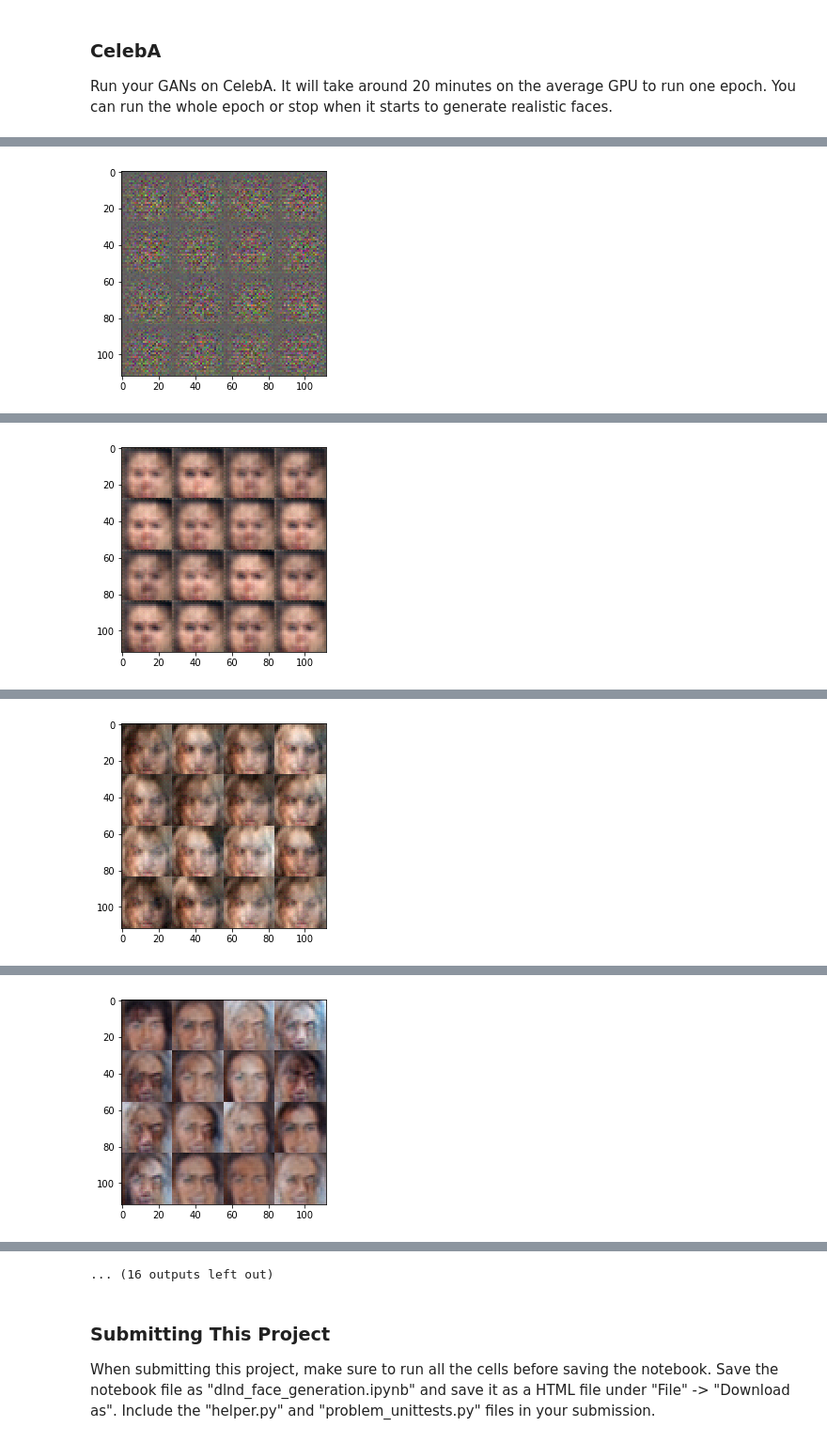
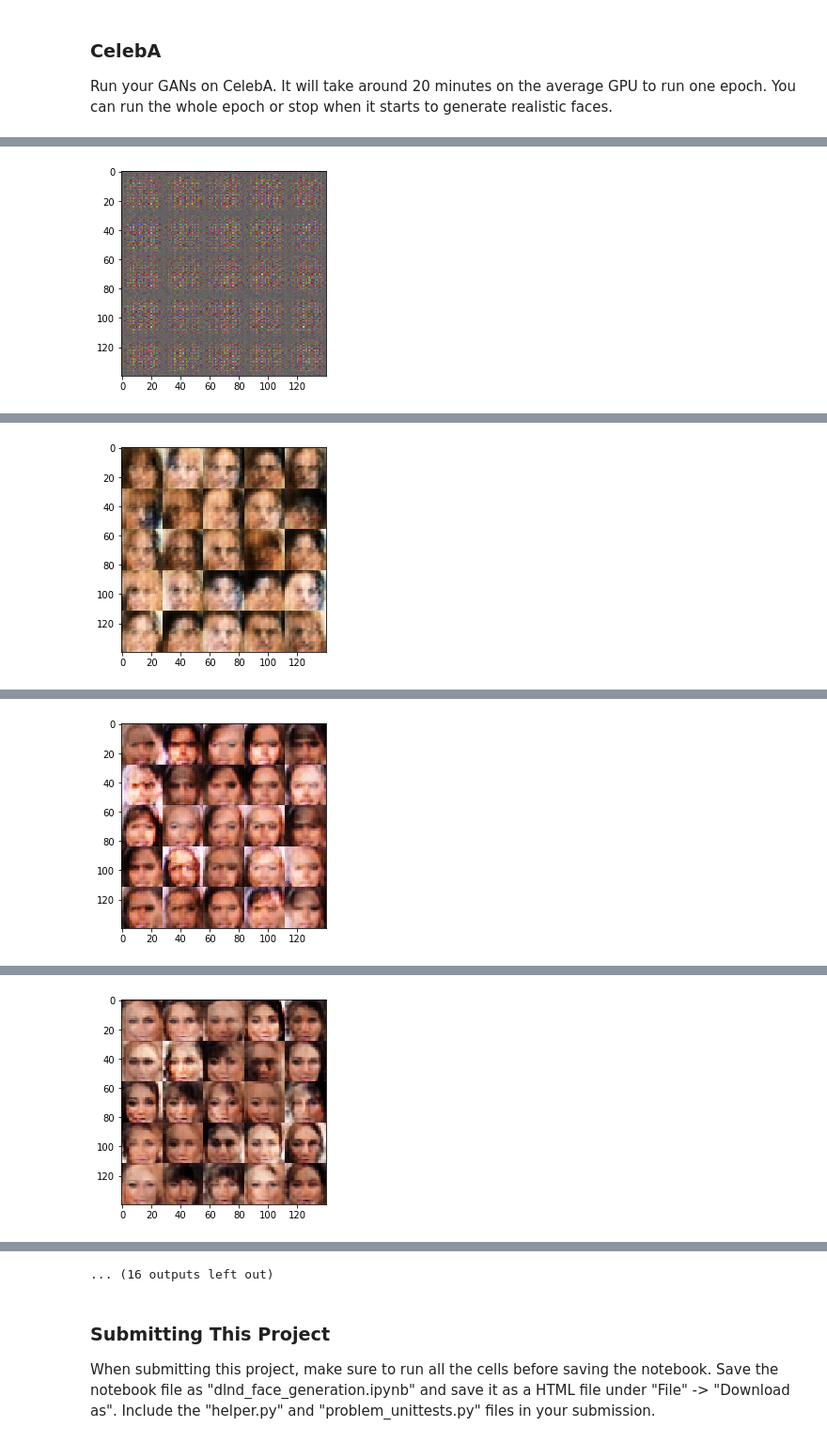
Before and after one commit to arinarmo/deep-learning, a Jupyter notebook: face_generation/dlnd_face_generation.ipynb, the cells around one changed output, grey strips where cells are left out. Shown at 94% size. Cells and saved outputs as stored; diff of their text form; code cells hidden in the pictures.

```diff
--- a/face_generation/dlnd_face_generation.ipynb
+++ b/face_generation/dlnd_face_generation.ipynb
@@ -156,9 +156,9 @@ def discriminator(images, reuse=False, alpha=0.01, training=False, keep_prob=0.7
 
     with tf.variable_scope("discriminator", reuse=reuse):
         # Apply some convolutions
-        conv1 = conv2d_batch_normalized(images, 256, 5, 2, lrelu)
-        conv2 = conv2d_batch_normalized(conv1, 512, 5, 2, lrelu)
-        conv3 = conv2d_batch_normalized(conv2, 1024, 5, 2, lrelu)
+        conv1 = conv2d_batch_normalized(images, 256, 3, 2, lrelu)
+        conv2 = conv2d_batch_normalized(conv1, 512, 3, 2, lrelu)
+        conv3 = conv2d_batch_normalized(conv2, 1024, 3, 2, lrelu)
 
         shape = conv3.get_shape().as_list()
 
@@ -213,9 +213,9 @@ def generator(z, out_channel_dim, is_train=True, alpha=0.01, keep_prob=0.7):
             x = tf.nn.dropout(x, keep_prob=0.7)
 
         # Apply some transpose convolutions
-        conv1 = conv2d_trans_batch_normalized(x, 512, 5, 2, lrelu) # 6x6x512
+        conv1 = conv2d_trans_batch_normalized(x, 512, 3, 2, lrelu) # 6x6x512
         conv2 = conv2d_trans_batch_normalized(conv1, 256, 4, 2, lrelu, 'valid') # 14x14x256
-        logits = tf.layers.conv2d_transpose(conv2, out_channel_dim, 5, 2, padding='same', # 28x28x(out_channel_dim)
+        logits = tf.layers.conv2d_transpose(conv2, out_channel_dim, 3, 2, padding='same', # 28x28x(out_channel_dim)
                                             kernel_initializer=tf.truncated_normal_initializer(stddev=0.02))
         out = tf.tanh(logits)
 
@@ -337,7 +337,7 @@ Implement `train` to build and train the GANs.  Use the following functions you
 Use the `show_generator_output` to show `generator` output while you train. Running `show_generator_output` for every batch will drastically increase training time and increase the size of the notebook.  It's recommended to print the `generator` output every 100 batches.
 # %%
 def train(epoch_count, batch_size, z_dim, learning_rate, beta1, get_batches, data_shape, data_image_mode,
-         alpha = 0.01, print_every=50, show_every=500):
+         alpha = 0.01, print_every=50, show_every=500, gen_samples=25):
     """
     Train the GAN
     :param epoch_count: Number of epochs
@@ -359,8 +359,10 @@ def train(epoch_count, batch_size, z_dim, learning_rate, beta1, get_batches, dat
         for epoch_i in range(epoch_count):
             batch_n = 0
             for batch_images in get_batches(batch_size):
+                # Normalize images to be in the [-1, 1] range
+                batch_images *= 2
+
                 z_batch = np.random.uniform(-1, 1, size=(batch_size, z_dim))
-
                 sess.run(disc_opt, feed_dict={input_real: batch_images, z_input: z_batch, lr: learning_rate})
 
                 # Seen in slack: run generator twice to avoid the discriminator overpowering it
@@ -373,10 +375,12 @@ def train(epoch_count, batch_size, z_dim, learning_rate, beta1, get_batches, dat
                     print("Epoch: {}, Batch: {}, Disc. Loss: {:4f}, Gen. Loss: {:4f}".format(epoch_i+1, batch_n, dloss, gloss))
 
                 if batch_n % show_every == 0:
-                    show_generator_output(sess, 16, z_input, channels, data_image_mode, alpha=alpha)
+                    show_generator_output(sess, gen_samples, z_input, channels, data_image_mode, alpha=alpha)
 
                 batch_n += 1
-            show_generator_output(sess, 16, z_input, channels, data_image_mode)
+            show_generator_output(sess, gen_samples, z_input, channels, data_image_mode)
+
+    return sess
 # %% [markdown]
 ### MNIST
 Test your GANs architecture on MNIST.  After 2 epochs, the GANs should be able to generate images that look like handwritten digits.  Make sure the loss of the generator is lower than the loss of the discriminator or close to 0.
@@ -449,9 +453,9 @@ Epoch: 2, Batch: 0, Disc. Loss: 0.465568, Gen. Loss: 2.037051
 Run your GANs on CelebA.  It will take around 20 minutes on the average GPU to run one epoch.  You can run the whole epoch or stop when it starts to generate realistic faces.
 # %%
 batch_size = 32
-z_dim = 300
-learning_rate = 0.0001
-beta1 = 0.4
+z_dim = 100
+learning_rate = 0.0002
+beta1 = 0.5
 alpha=0.2
 
 
@@ -462,6 +466,6 @@ epochs = 1
 
 celeba_dataset = helper.Dataset('celeba', glob(os.path.join(data_dir, 'img_align_celeba/*.jpg')))
 with tf.Graph().as_default():
-    train(epochs, batch_size, z_dim, learning_rate, beta1, celeba_dataset.get_batches,
-          celeba_dataset.shape, celeba_dataset.image_mode, alpha=alpha)
+    celeb_sess = train(epochs, batch_size, z_dim, learning_rate, beta1, celeba_dataset.get_batches, celeba_dataset.shape,
+                       celeba_dataset.image_mode, alpha=alpha)
 # %% [output]
@@ -469 +473 @@ Epoch: 1, Batch: 0, Disc. Loss: 1.144059, Gen. Loss: 0.867355
-[figure, old version]
+[figure, new version]
@@ -480 +484 @@ Epoch: 1, Batch: 500, Disc. Loss: 1.092359, Gen. Loss: 1.075059
-[figure, old version]
+[figure, new version]
@@ -491 +495 @@ Epoch: 1, Batch: 1000, Disc. Loss: 0.860003, Gen. Loss: 1.012885
-[figure, old version]
+[figure, new version]
@@ -502 +506 @@ Epoch: 1, Batch: 1500, Disc. Loss: 1.061724, Gen. Loss: 0.876199
-[figure, old version]
+[figure, new version]
```
Also changed, not shown: parts of 2 cells of this notebook.
